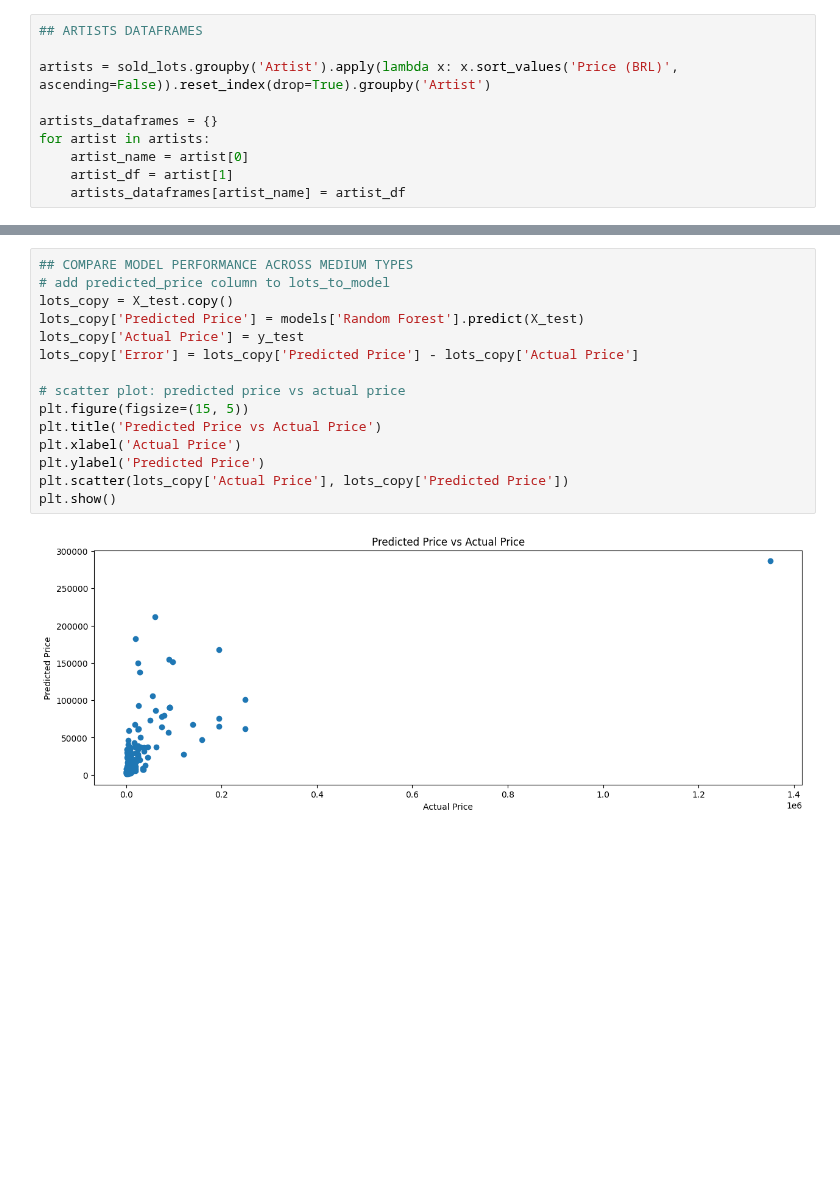
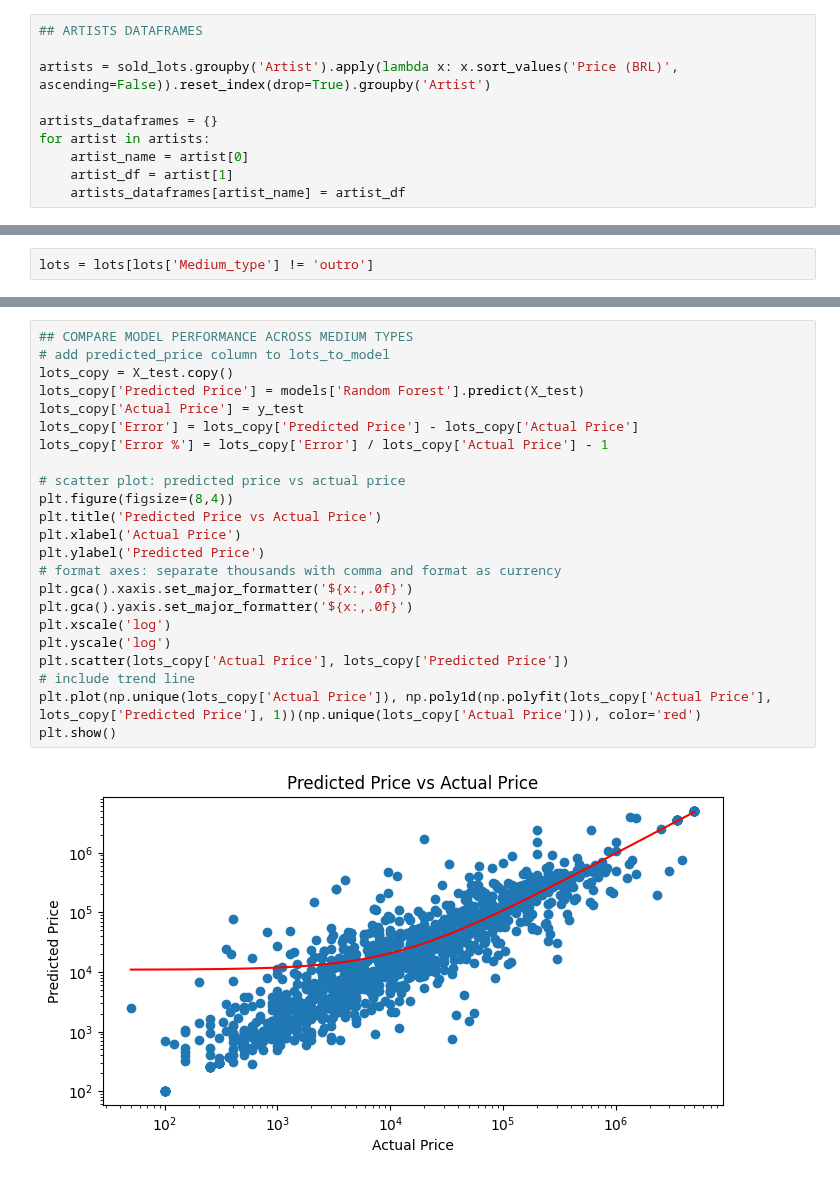
Before and after one commit to cryptogazzetta/Arte, a Jupyter notebook: analysis/catalogo_das_artes.ipynb, the cells around one changed output, grey strips where cells are left out. Saved outputs shown, nothing was run; the diff lists cells and outputs as text; blank space fills up the shorter version.

```diff
--- a/analysis/catalogo_das_artes.ipynb
+++ b/analysis/catalogo_das_artes.ipynb
@@ -113,3 +135,5 @@ Found 228 lots for Candido Portinari (1903-1962)
+# %%
+lots = lots[lots['Medium_type'] != 'outro']
 # %%
 ## FIT PRICE MODELS
 
@@ -177,17 +179,25 @@ models_df
 # %%
 ## COMPARE MODEL PERFORMANCE ACROSS MEDIUM TYPES
 # add predicted_price column to lots_to_model
 lots_copy = X_test.copy()
 lots_copy['Predicted Price'] = models['Random Forest'].predict(X_test)
 lots_copy['Actual Price'] = y_test
 lots_copy['Error'] = lots_copy['Predicted Price'] - lots_copy['Actual Price']
+lots_copy['Error %'] = lots_copy['Error'] / lots_copy['Actual Price'] - 1
 
 # scatter plot: predicted price vs actual price
-plt.figure(figsize=(15, 5))
+plt.figure(figsize=(8,4))
 plt.title('Predicted Price vs Actual Price')
 plt.xlabel('Actual Price')
 plt.ylabel('Predicted Price')
+# format axes: separate thousands with comma and format as currency
+plt.gca().xaxis.set_major_formatter('${x:,.0f}')
+plt.gca().yaxis.set_major_formatter('${x:,.0f}')
+plt.xscale('log')
+plt.yscale('log')
 plt.scatter(lots_copy['Actual Price'], lots_copy['Predicted Price'])
+# include trend line
+plt.plot(np.unique(lots_copy['Actual Price']), np.poly1d(np.polyfit(lots_copy['Actual Price'], lots_copy['Predicted Price'], 1))(np.unique(lots_copy['Actual Price'])), color='red')
 plt.show()
 # %% [output]
-[figure, old version]
+[figure, new version]
```
Also changed, not shown: parts of 13 cells of this notebook, 8 other files.
